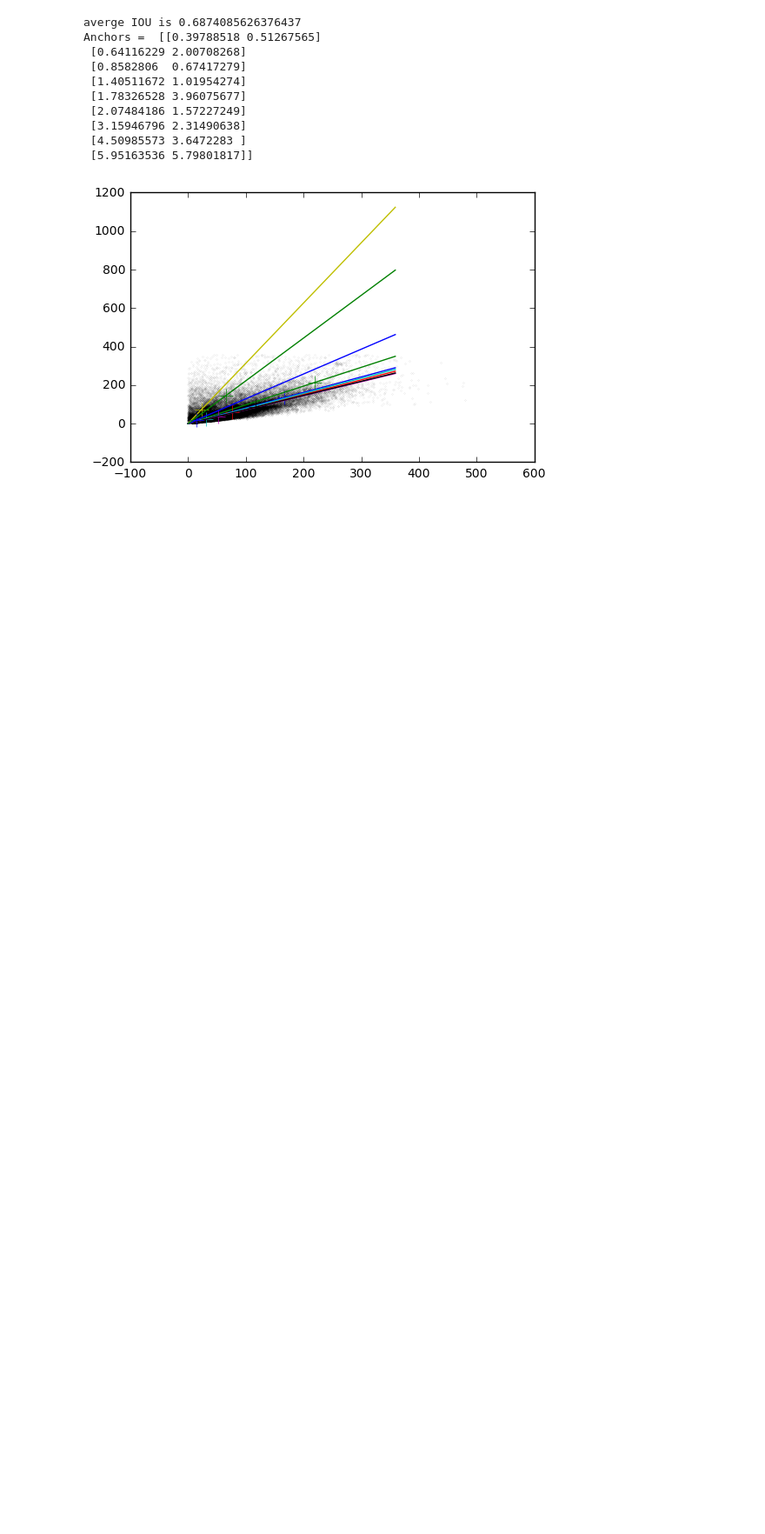
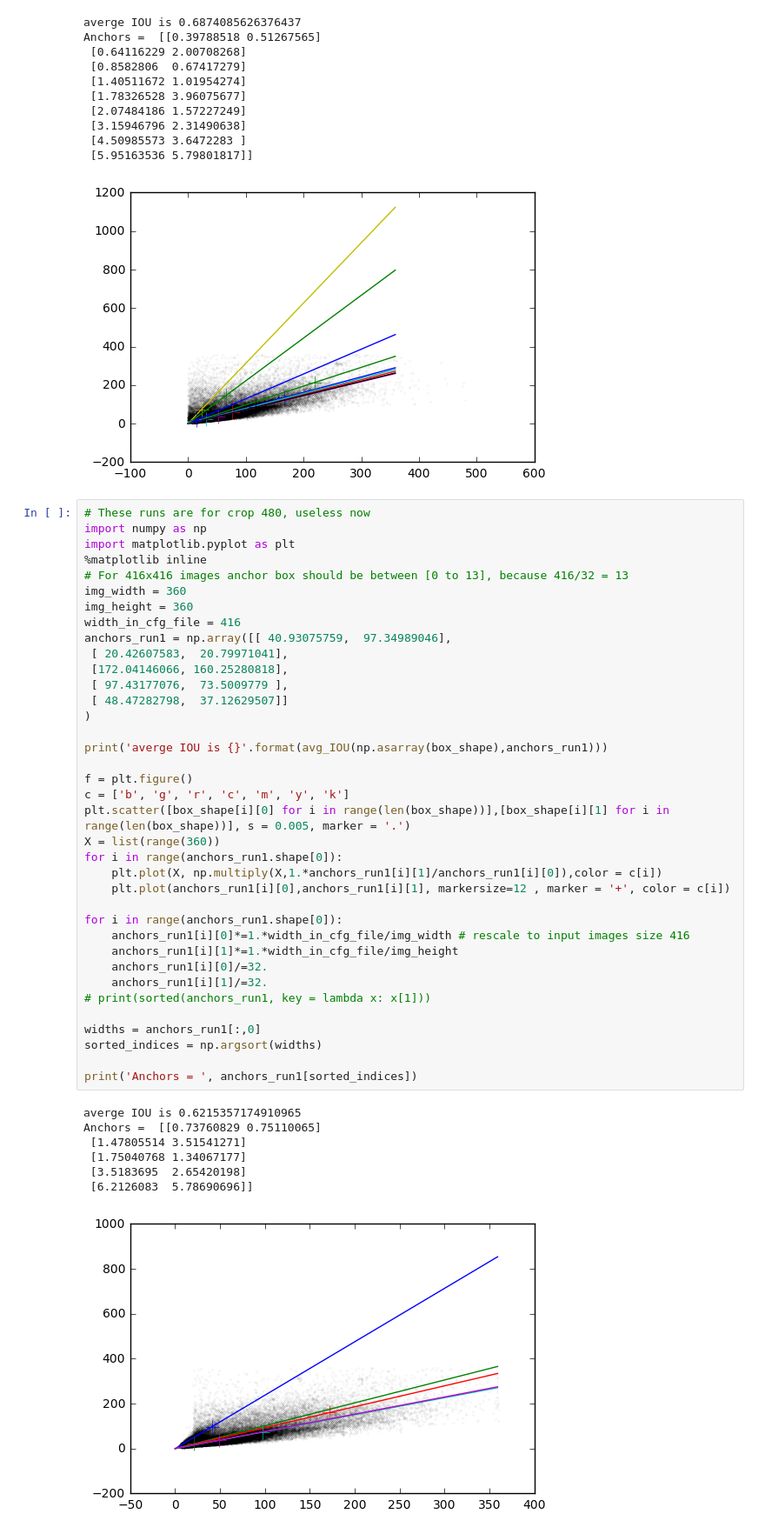
Before and after one commit to kensun619/Image-based-Object-Detection-System-for-Self-driving-Cars-Application, a Jupyter notebook: Qinyuan/darkflow/Data Analysis.ipynb, the cells around one changed output. Shown: that part at 87% size. Drawn from its saved outputs; the diff is of its cells as text; blank space fills up the shorter version.

```diff
--- a/Qinyuan/darkflow/Data Analysis.ipynb
+++ b/Qinyuan/darkflow/Data Analysis.ipynb
@@ -363,3 +368,48 @@ Anchors =  [[0.39788518 0.51267565]
  [4.50985573 3.6472283 ]
  [5.95163536 5.79801817]]
 [figure]
+# %%
+# These runs are for crop 480, useless now
+import numpy as np
+import matplotlib.pyplot as plt
+%matplotlib inline
+# For 416x416 images anchor box should be between [0 to 13], because 416/32 = 13
+img_width = 360
+img_height = 360
+width_in_cfg_file = 416
+anchors_run1 = np.array([[ 40.93075759,  97.34989046],
+ [ 20.42607583,  20.79971041],
+ [172.04146066, 160.25280818],
+ [ 97.43177076,  73.5009779 ],
+ [ 48.47282798,  37.12629507]]
+)
+
+print('averge IOU is {}'.format(avg_IOU(np.asarray(box_shape),anchors_run1)))
+
+f = plt.figure()
+c = ['b', 'g', 'r', 'c', 'm', 'y', 'k']
+plt.scatter([box_shape[i][0] for i in range(len(box_shape))],[box_shape[i][1] for i in range(len(box_shape))], s = 0.005, marker = '.')
+X = list(range(360))
+for i in range(anchors_run1.shape[0]):
+    plt.plot(X, np.multiply(X,1.*anchors_run1[i][1]/anchors_run1[i][0]),color = c[i])
+    plt.plot(anchors_run1[i][0],anchors_run1[i][1], markersize=12 , marker = '+', color = c[i])
+
+for i in range(anchors_run1.shape[0]):
+    anchors_run1[i][0]*=1.*width_in_cfg_file/img_width # rescale to input images size 416
+    anchors_run1[i][1]*=1.*width_in_cfg_file/img_height
+    anchors_run1[i][0]/=32.
+    anchors_run1[i][1]/=32.
+# print(sorted(anchors_run1, key = lambda x: x[1]))
+
+widths = anchors_run1[:,0]
+sorted_indices = np.argsort(widths)
+
+print('Anchors = ', anchors_run1[sorted_indices])
+# %% [output]
+averge IOU is 0.6215357174910965
+Anchors =  [[0.73760829 0.75110065]
+ [1.47805514 3.51541271]
+ [1.75040768 1.34067177]
+ [3.5183695  2.65420198]
+ [6.2126083  5.78690696]]
+[figure, added]
```
Also changed, not shown: parts of 7 cells of this notebook, 3 other files.
